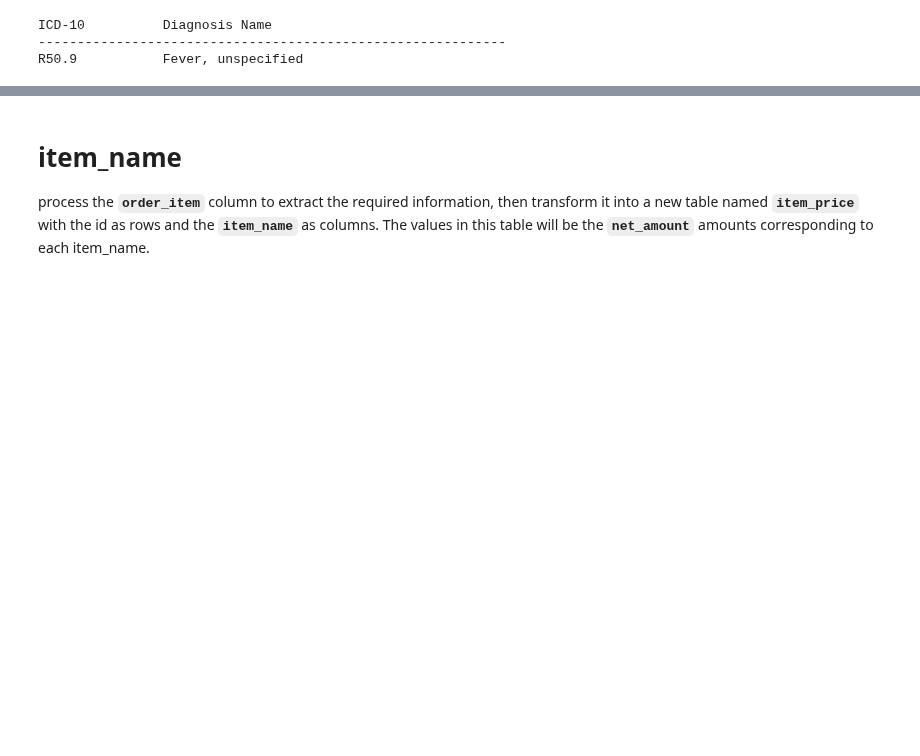
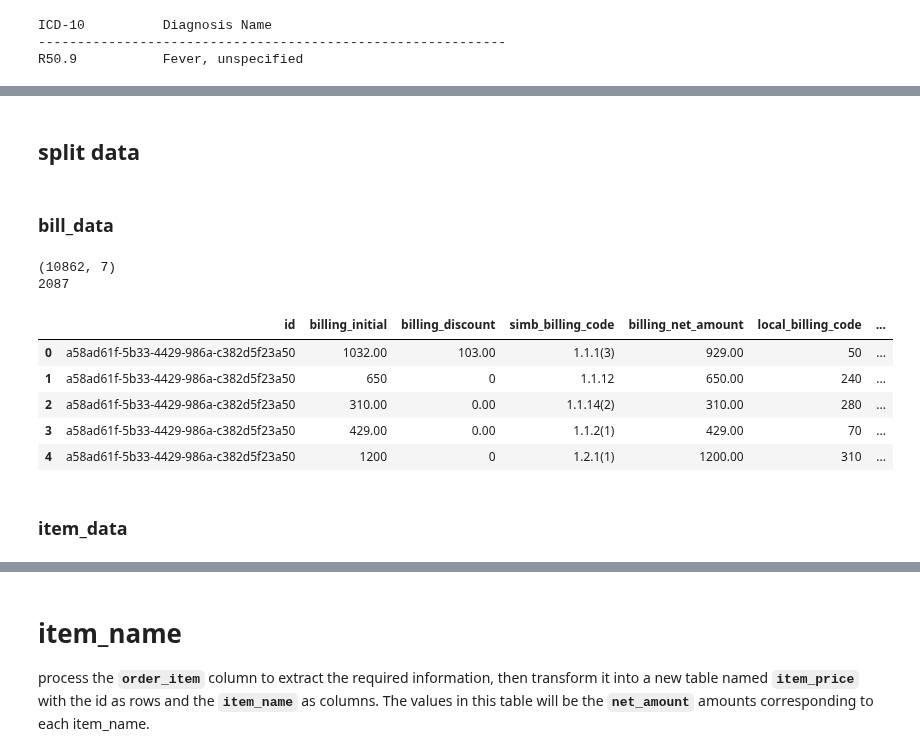
Before and after one commit to nxxk23/AI-Engineer, a Jupyter notebook: fraud.ipynb, the cells around one changed output, grey strips where cells are left out. Saved outputs shown, nothing was run; the diff lists cells and outputs as text; code cells hidden in the pictures; blank space fills up the shorter version.

```diff
--- a/fraud.ipynb
+++ b/fraud.ipynb
@@ -266,0 +276,2 @@ hospital11771[['cid','billing','total_bill_amount','claim_status','is_procedure'
+# %%
+json.loads(hospital['order_item'].iloc[70])
@@ -266,0 +297,2 @@ hospital11771[['cid','billing','total_bill_amount','claim_status','is_procedure'
+# %%
+json.loads(hospital['billing'].iloc[70])
@@ -266,0 +312,31 @@ hospital11771[['cid','billing','total_bill_amount','claim_status','is_procedure'
+# %% [markdown]
+## split data
+# %% [markdown]
+### bill_data
+# %%
+import pandas as pd
+import json
+
+# Assuming 'hospital' is already created from your previous steps
+
+# Extract billing data
+bill_data = hospital[['id', 'billing']].copy()
+bill_data['billing'] = bill_data['billing'].apply(lambda x: json.loads(x.replace("'", '"')))  # Convert string to list of dicts
+
+# Normalize the billing column (expand the list of dictionaries into separate rows)
+bill_data = bill_data.explode('billing').reset_index(drop=True)
+bill_data = pd.concat([bill_data, bill_data['billing'].apply(pd.Series)], axis=1).drop('billing', axis=1)
+print(bill_data.shape)
+print(bill_data['id'].nunique())
+bill_data.head()
+# %% [output]
+(10862, 7)
+2087
+|  | id | billing_initial | billing_discount | simb_billing_code | billing_net_amount | local_billing_code | ... |
+| 0 | a58ad61f-5b33-4429-986a-c382d5f23a50 | 1032.00 | 103.00 | 1.1.1(3) | 929.00 | 50 | ... |
+| 1 | a58ad61f-5b33-4429-986a-c382d5f23a50 | 650 | 0 | 1.1.12 | 650.00 | 240 | ... |
+| 2 | a58ad61f-5b33-4429-986a-c382d5f23a50 | 310.00 | 0.00 | 1.1.14(2) | 310.00 | 280 | ... |
+| 3 | a58ad61f-5b33-4429-986a-c382d5f23a50 | 429.00 | 0.00 | 1.1.2(1) | 429.00 | 70 | ... |
+| 4 | a58ad61f-5b33-4429-986a-c382d5f23a50 | 1200 | 0 | 1.2.1(1) | 1200.00 | 310 | ... |
+# %% [markdown]
+### item_data
```
Also changed, not shown: parts of 15 cells of this notebook.
